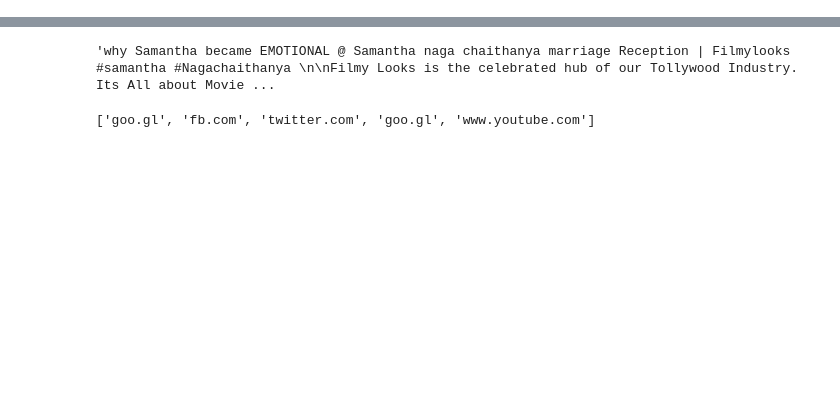
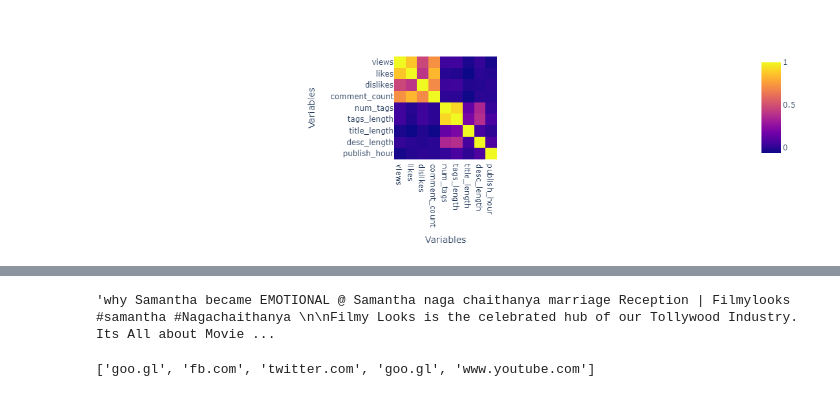
Before and after one commit to instigateideas/youtube_analytics, a Jupyter notebook: EDA.ipynb, the cells around one changed output, grey strips where cells are left out. Drawn from its saved outputs; the diff is of its cells as text; code cells hidden in the pictures; blank space fills up the shorter version.

Commit message:
add interactive views on all charts and layouts

```diff
--- a/EDA.ipynb
+++ b/EDA.ipynb
@@ -32,15 +193,32 @@ def read_data():
 # %%
-def clean_create_neccessary_columns(df, data="ind"):
-    # clean outlier from india - video id - "#NAME?" & "#VALUE"
+def  clean_create_neccessary_columns(df):
+    # Dropping the duplicate - analysing only at the time of trending
+    df.drop_duplicates(subset=['video_id'], inplace=True)
     df.drop(df[df["video_id"] == "#NAME?"].index, inplace=True)
     df.drop(df[df["video_id"] == "#VALUE!"].index, inplace=True)
+
+    df = df.copy()
+
+    # Create additional columns
+
+    df["TrendingDate"] = pd.to_datetime(df['trending_date'], format='%y.%d.%m')
     df["PublishTime"] = pd.to_datetime(df['publish_time'], format='%Y-%m-%dT%H:%M:%S.%fZ')
+    df["TrendingTimeTaken"] = (df['TrendingDate'] - df['PublishTime']).dt.total_seconds() / 60 / 60
+    df["trending_time_taken"] = df["TrendingTimeTaken"].abs()
     df["publish_date"] = df['PublishTime'].dt.strftime('%d-%m-%Y')
     df["publish_weekday"] = df['PublishTime'].dt.day_name()
-    df["publish_hour"] = df['PublishTime'].dt.day_name
+    df["publish_hour"] = df['PublishTime'].dt.hour
     df["publish_month"] = df['PublishTime'].dt.month_name()
     df["sequential"] = df.groupby('video_id').cumcount()+1
     df["engagement"] = df["likes"] + df["dislikes"] + df["comment_count"]
+    df['title_length'] = df['title'].str.len()
+    df['desc_length'] = df['description'].str.len()
+    df['num_tags'] = df['tags'].apply(lambda x: len(x.split('|')) if x != '[none]' else 0)
+    df['tags_length'] = df['tags'].apply(lambda x: len(x.replace('|', '')) if x != '[none]' else 0)
     df["video_age"] = 1
 
+    # Create columns for promotional analysis
+    url_df = url_data_for_promotion_analysis(df=df, col_name='description')
+    df = pd.merge(df, url_df, left_index=True, right_index=True)
+
     return df
@@ -73,8 +341,8 @@ def get_kpi_data(usa_df, ind_df, default_kpi_data):
     return updated_kpi_data
 # %%
 usa_df, india_df = read_data()
-cleaned_usa_df = clean_create_neccessary_columns(df=usa_df, data="usa")
-cleaned_ind_df = clean_create_neccessary_columns(df=india_df, data="ind")
+cleaned_usa_df = clean_create_neccessary_columns(df=usa_df)
+cleaned_ind_df = clean_create_neccessary_columns(df=india_df)
 # %%
 cleaned_usa_df.head()
 # %% [output]
@@ -89,0 +369,18 @@ import re
+# %%
+data = cleaned_usa_df[['views', 'likes', 'dislikes', 'comment_count', 'num_tags',
+                   'tags_length', 'title_length', 'desc_length', 'publish_hour']]
+correlation_matrix = data.corr()
+# %%
+# Create a correlation heatmap using Plotly Express
+heatmap = px.imshow(correlation_matrix)
+
+# Customize the figure's layout
+heatmap.update_layout(
+    plot_bgcolor='#1c2039',  # Set the background color
+    xaxis_title="Variables",
+    yaxis_title="Variables",
+)
+
+heatmap
+# %% [output]
+[figure, added]
```
Also changed, not shown: parts of 42 cells of this notebook, 36 other files.
